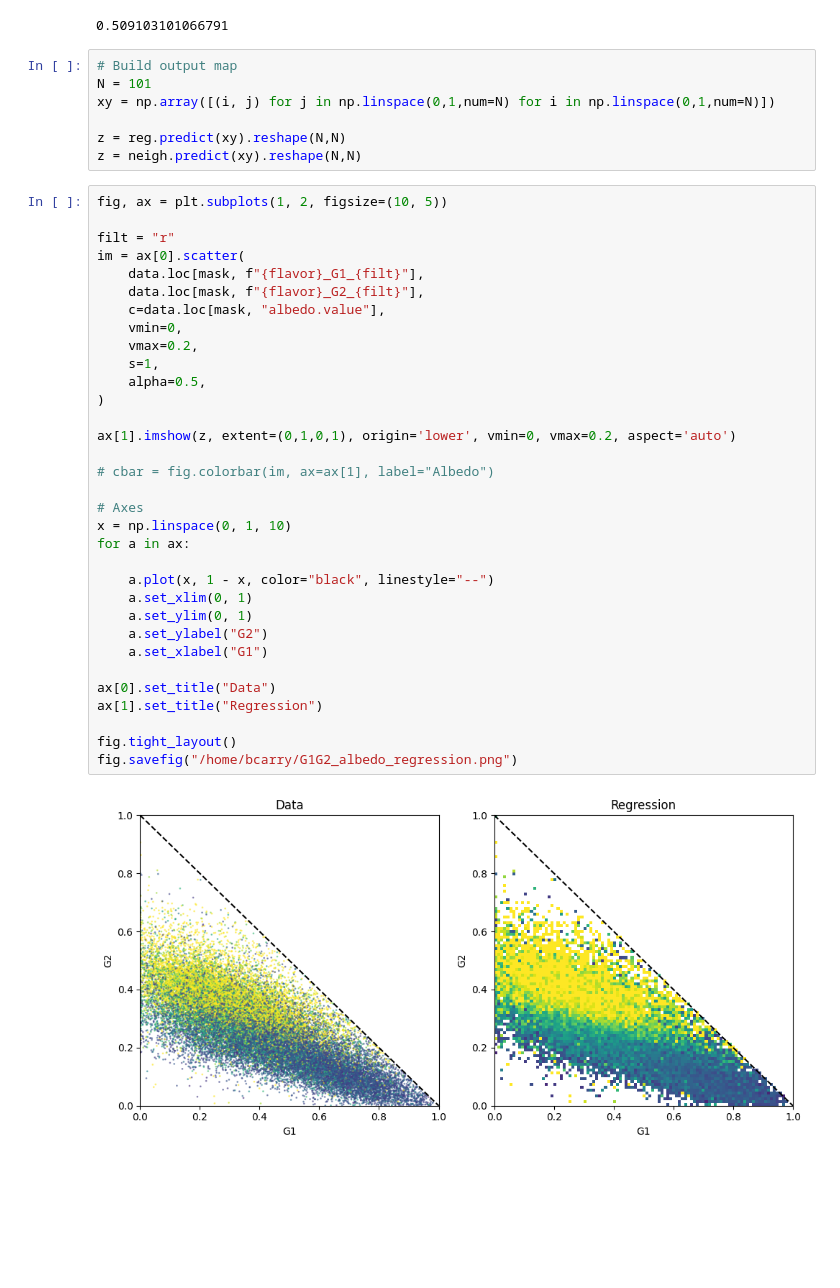
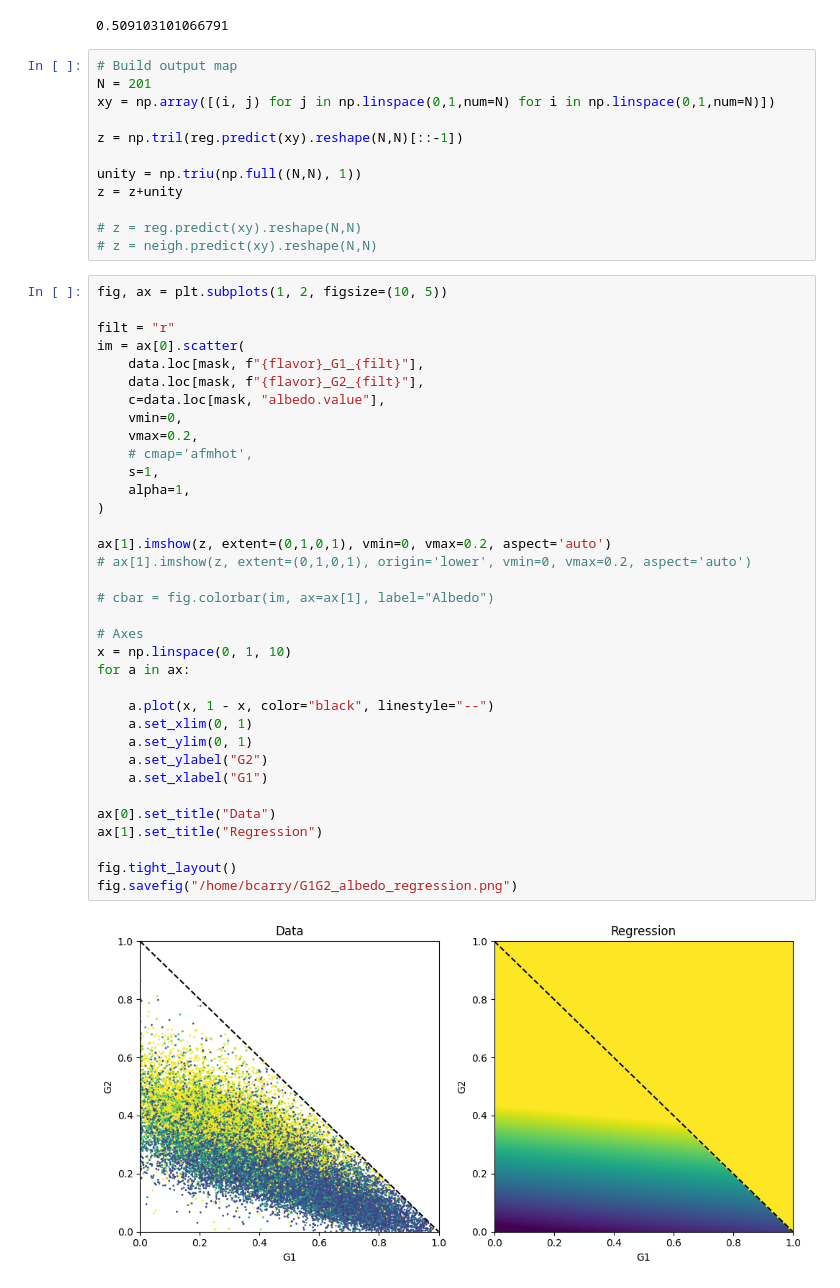
Before and after one commit to astrolabsoftware/fink-spins, a Jupyter notebook: notebooks/periods/phase_to_diameter.ipynb, the cells around one changed output. Cells and saved outputs as stored; diff of their text form; blank space fills up the shorter version.

```diff
--- a/notebooks/periods/phase_to_diameter.ipynb
+++ b/notebooks/periods/phase_to_diameter.ipynb
@@ -224,43 +224,50 @@ print(neigh.score( X, y))
 0.509103101066791
 # %%
 # Build output map
-N = 101
+N = 201
 xy = np.array([(i, j) for j in np.linspace(0,1,num=N) for i in np.linspace(0,1,num=N)])
 
-z = reg.predict(xy).reshape(N,N)
-z = neigh.predict(xy).reshape(N,N)
+z = np.tril(reg.predict(xy).reshape(N,N)[::-1])
+
+unity = np.triu(np.full((N,N), 1))
+z = z+unity
+
+# z = reg.predict(xy).reshape(N,N)
+# z = neigh.predict(xy).reshape(N,N)
 # %%
 fig, ax = plt.subplots(1, 2, figsize=(10, 5))
 
 filt = "r"
 im = ax[0].scatter(
     data.loc[mask, f"{flavor}_G1_{filt}"],
     data.loc[mask, f"{flavor}_G2_{filt}"],
     c=data.loc[mask, "albedo.value"],
     vmin=0,
     vmax=0.2,
+    # cmap='afmhot',
     s=1,
-    alpha=0.5,
+    alpha=1,
 )
 
-ax[1].imshow(z, extent=(0,1,0,1), origin='lower', vmin=0, vmax=0.2, aspect='auto')
+ax[1].imshow(z, extent=(0,1,0,1), vmin=0, vmax=0.2, aspect='auto')
+# ax[1].imshow(z, extent=(0,1,0,1), origin='lower', vmin=0, vmax=0.2, aspect='auto')
 
 # cbar = fig.colorbar(im, ax=ax[1], label="Albedo")
 
 # Axes
 x = np.linspace(0, 1, 10)
 for a in ax:
 
     a.plot(x, 1 - x, color="black", linestyle="--")
     a.set_xlim(0, 1)
     a.set_ylim(0, 1)
     a.set_ylabel("G2")
     a.set_xlabel("G1")
 
 ax[0].set_title("Data")
 ax[1].set_title("Regression")
 
 fig.tight_layout()
 fig.savefig("/home/bcarry/G1G2_albedo_regression.png")
 # %% [output]
-[figure, old version]
+[figure, new version]
```
Also changed, not shown: 1 other file.
